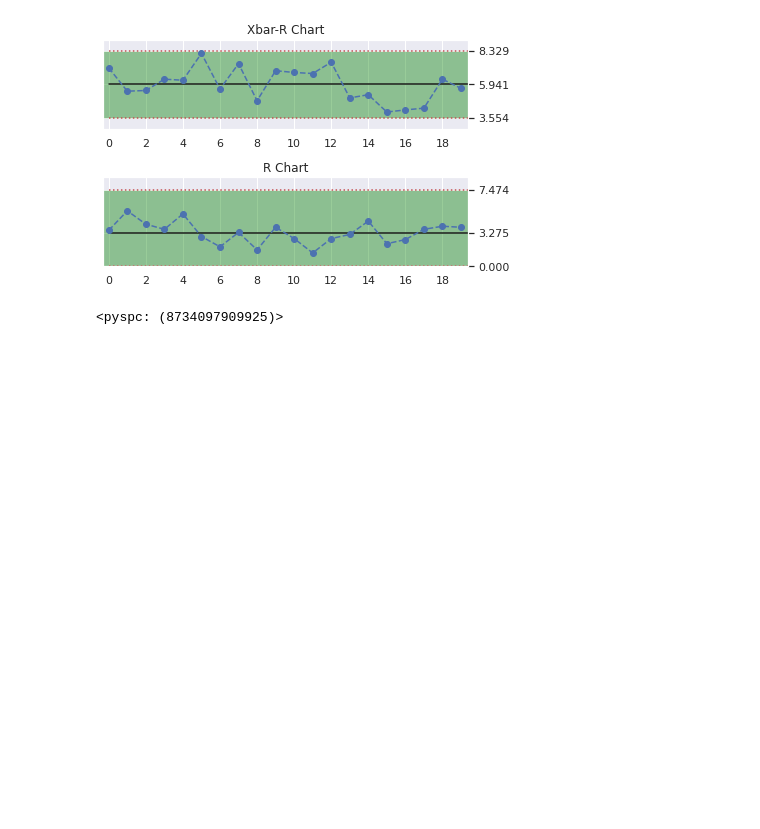
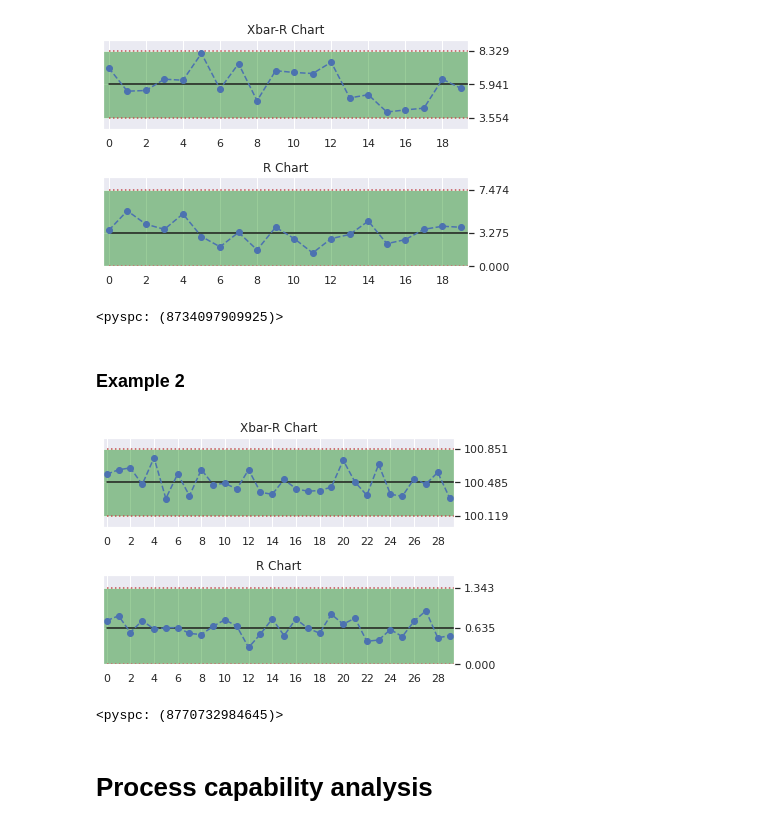
Before and after one commit to zaedulislam/CU_INSE_6220-Advanced_Statistical_Approaches_to_Quality, a Jupyter notebook: Tutorial 2.ipynb, the cells around one changed output. Cells and saved outputs as stored; diff of their text form; code cells hidden in the pictures; blank space fills up the shorter version.

Commit message:
Add statistical process control

```diff
--- a/Tutorial 2.ipynb
+++ b/Tutorial 2.ipynb
@@ -188,5 +196,18 @@ print(chart)
 <Figure size 1152x648 with 0 Axes>
 [figure]
 <pyspc: (8734097909925)>
+# %% [markdown]
+### Example 2
+# %%
+rng = np.random.default_rng(seed=42)
+fake_data = rng.random((30, 5)) + 100
+
+a = spc(fake_data) + xbar_rbar() + rbar() + rules()
+print(a)
+# %% [output]
+[figure, added]
+<pyspc: (8770732984645)>
+# %% [markdown]
+# Process capability analysis
 # %%
 LSL = 1;  USL = 11
```
Also changed, not shown: parts of 6 cells of this notebook.
